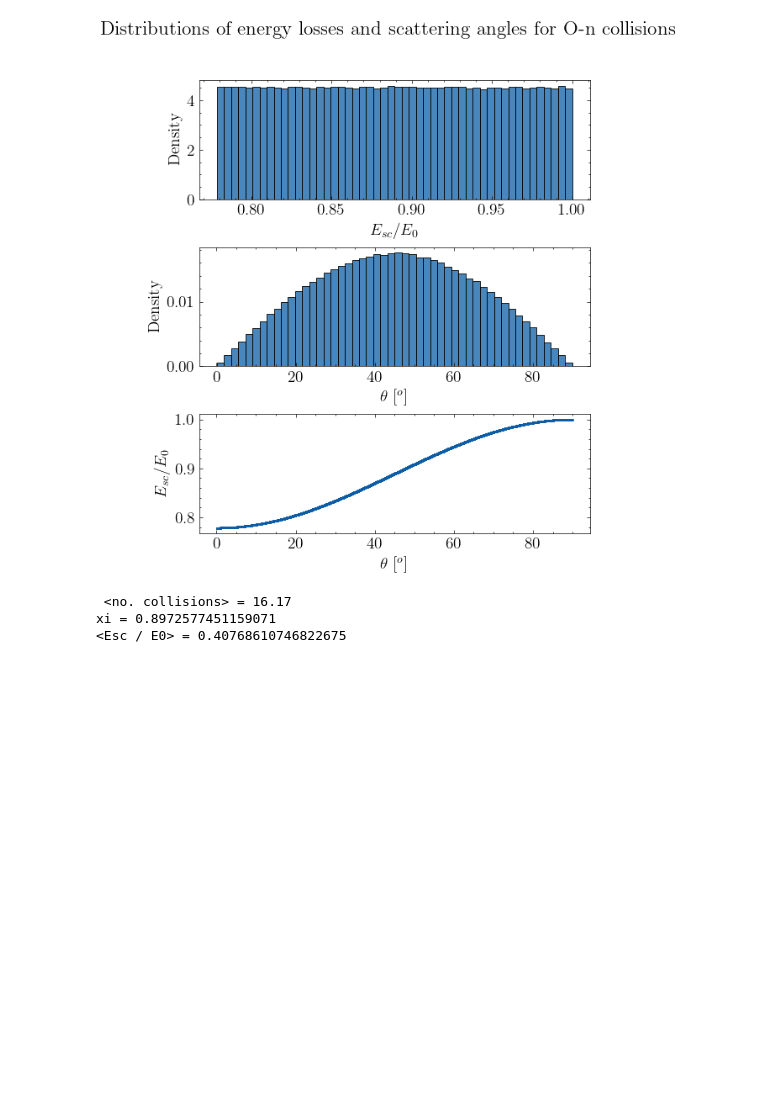
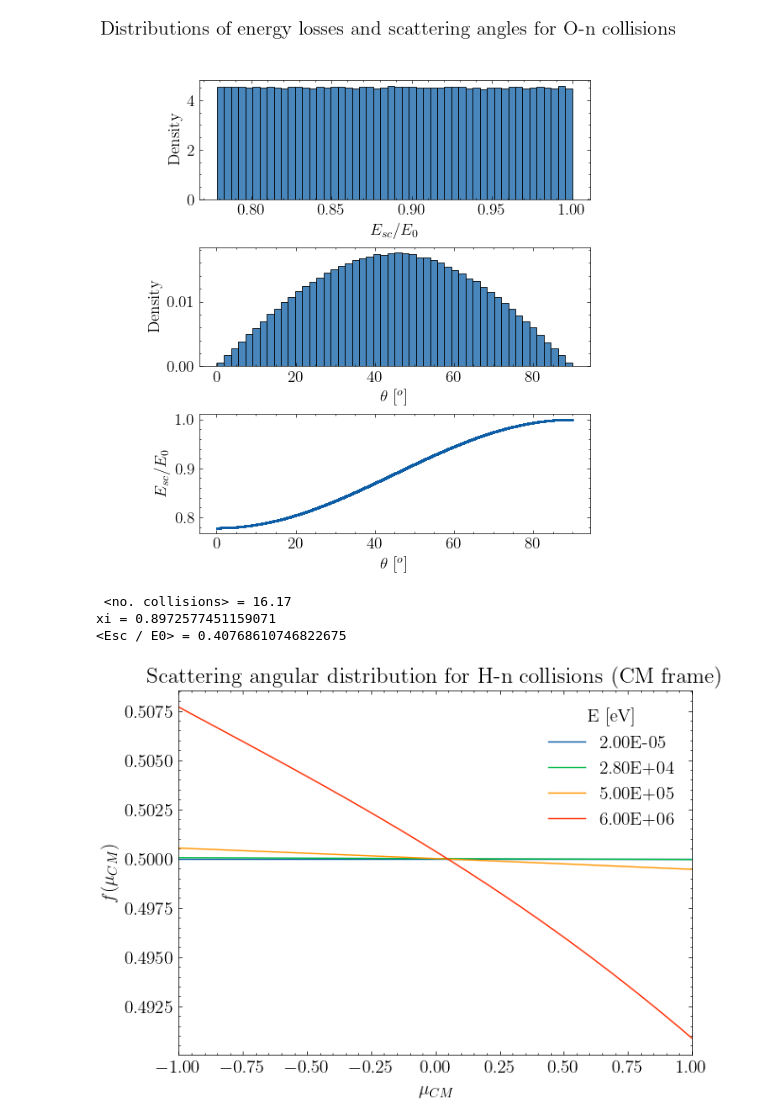
Before and after one commit to DerkNiessink/NeutroWater, a Jupyter notebook: analysis/angle.ipynb, the cells around one changed output. Cells and saved outputs as stored; diff of their text form; code cells hidden in the pictures; blank space fills up the shorter version.

Commit message:
Added processor for angular distribution data

```diff
--- a/analysis/angle.ipynb
+++ b/analysis/angle.ipynb
@@ -4,11 +4,13 @@ import matplotlib.pyplot as plt
 import pandas as pd
 import scienceplots
 import seaborn as sns
+from decimal import Decimal
 plt.style.use('science')
 plt.rcParams['figure.figsize'] = (6, 7)
 plt.rcParams['font.size'] = 14
 from neutrons.process.data_processor import TotalProcessor, AbsorptionProcessor
-
+from scipy.integrate import  cumulative_trapezoid
+from neutrons.process import angular_processor
 
 H_data_a = pd.read_csv('../data/h_cross_a.txt',sep=r'\s+')
 H_data_t = pd.read_csv('../data/h_cross_t.txt',sep=r'\s+')
@@ -18,6 +20,20 @@ O_data_a = pd.read_csv('../data/o_cross_a.txt',sep=r'\s+')
 O_data_t = pd.read_csv('../data/o_cross_t.txt',sep=r'\s+')
 O_data_s = pd.read_csv('../data/o_cross_s.txt',sep=r'\s+')
 processor = TotalProcessor([H_data_t, O_data_t])
+
+H_data_angular = pd.read_csv('../data/H_angular.txt',sep=r'\s+')
+O_data_angular = pd.read_csv('../data/O_angular.txt',sep=r',')
+
+
+def convert_number(s):
+    print(s)
+    if '-' in s:
+        index = s.rfind('-')
+        s = s[:index] + 'e-' + s[index+1:]
+    elif '+' in s:
+        index = s.rfind('+')
+        s = s[:index] + 'e' + s[index+1:]
+    return float(s)
 # %% [output]
 Pyarrow will become a required dependency of pandas in the next major release of pandas (pandas 3.0),
 (to allow more performant data types, such as the Arrow string type, and better interoperability with other libraries)
@@ -111,3 +127,23 @@ print(f"<Esc / E0> = {1/np.exp(xi)}")
  <no. collisions> = 16.17
 xi = 0.8972577451159071
 <Esc / E0> = 0.40768610746822675
+# %%
+def legendre_series(coeffs):
+    coeffs = [coef * (2*(i+1)+1)/2 for i, coef in enumerate(coeffs)]
+    coeffs.insert(0, 0.5)
+    return coeffs
+# %%
+plt.figure(figsize=(7, 5))
+x =np.linspace(-1, 1, 100)
+for i in range(1, H_data_angular.shape[0], 40):
+    coeffs = legendre_series(list(H_data_angular.iloc[i, 1:]))
+    plt.plot(x, np.polynomial.legendre.legval(x, coeffs), label= f"{'%.2E' % Decimal(H_data_angular.iloc[i, 0])}")
+
+plt.xlim(-1, 1)
+plt.legend(title='E [eV]')
+plt.xlabel(r'$\mu_{CM} $')
+plt.ylabel(r'$f(\mu_{CM})$')
+plt.title("Scattering angular distribution for H-n collisions (CM frame)")
+plt.show()
+# %% [output]
+[figure, added]
```
Also changed, not shown: parts of 6 cells of this notebook, 4 other files.
